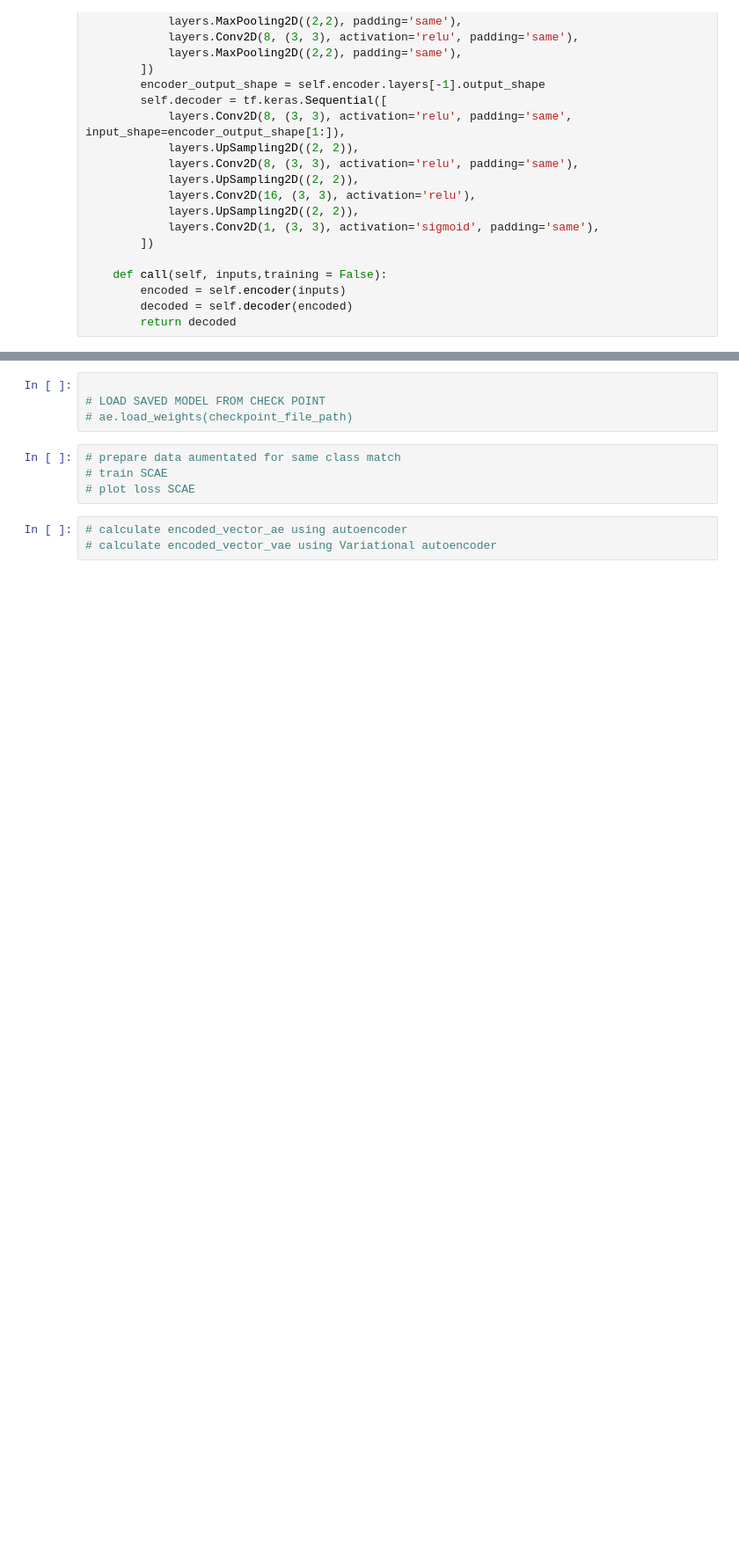
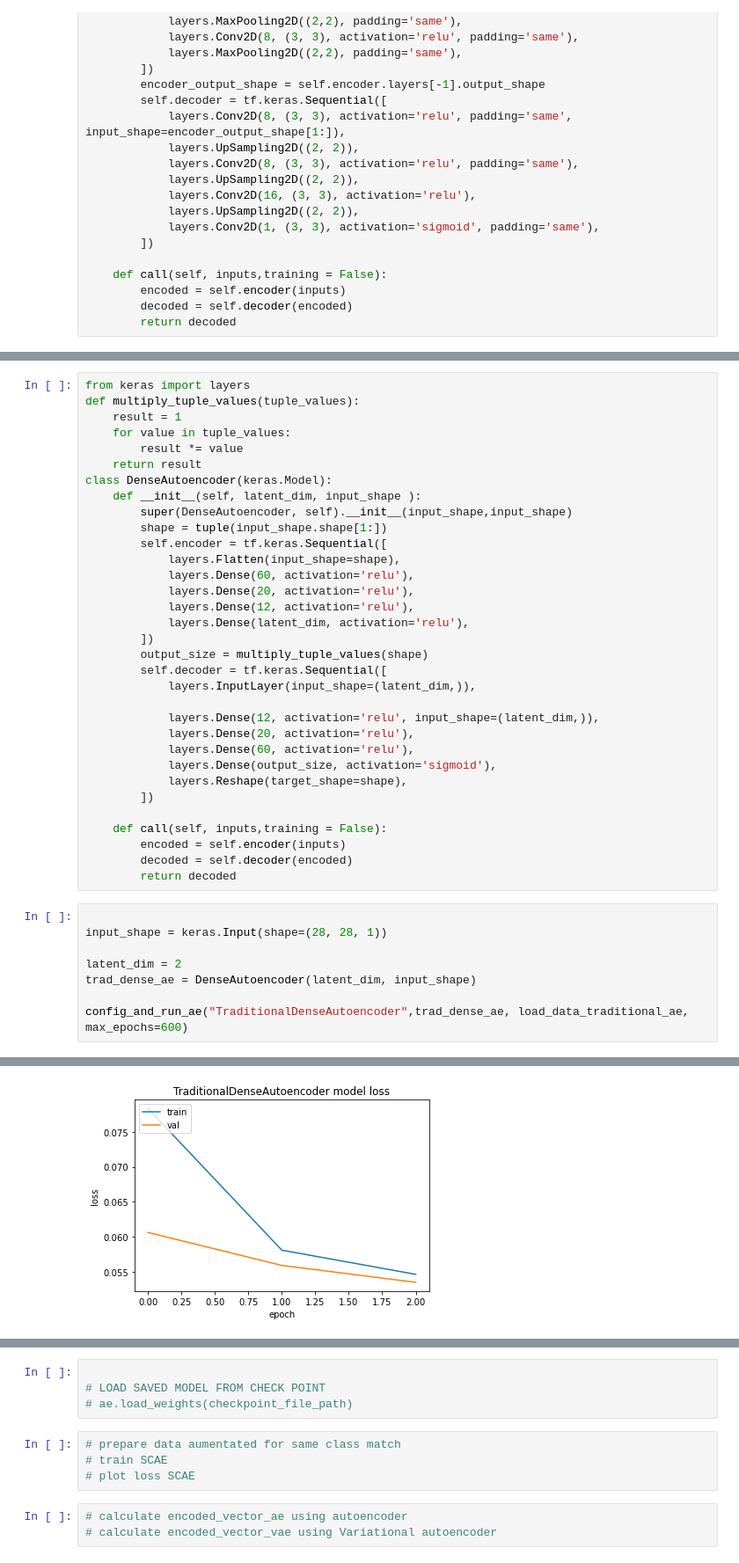
Before and after one commit to arthurlubambo-cct/sem2-ca1, a Jupyter notebook: mnist.ipynb, the cells around one changed output, grey strips where cells are left out. Shown at 88% size. Cells and saved outputs as stored; diff of their text form; blank space fills up the shorter version.

```diff
--- a/mnist.ipynb
+++ b/mnist.ipynb
@@ -245,0 +279,42 @@ Autosaving every 1 seconds
+# %%
+from keras import layers
+def multiply_tuple_values(tuple_values):
+    result = 1
+    for value in tuple_values:
+        result *= value
+    return result
+class DenseAutoencoder(keras.Model):
+    def __init__(self, latent_dim, input_shape ):
+        super(DenseAutoencoder, self).__init__(input_shape,input_shape)
+        shape = tuple(input_shape.shape[1:])
+        self.encoder = tf.keras.Sequential([
+            layers.Flatten(input_shape=shape),
+            layers.Dense(60, activation='relu'),
+            layers.Dense(20, activation='relu'),
+            layers.Dense(12, activation='relu'),
+            layers.Dense(latent_dim, activation='relu'),
+        ])
+        output_size = multiply_tuple_values(shape)
+        self.decoder = tf.keras.Sequential([
+            layers.InputLayer(input_shape=(latent_dim,)),
+
+            layers.Dense(12, activation='relu', input_shape=(latent_dim,)),
+            layers.Dense(20, activation='relu'),
+            layers.Dense(60, activation='relu'),
+            layers.Dense(output_size, activation='sigmoid'),
+            layers.Reshape(target_shape=shape),
+        ])
+
+    def call(self, inputs,training = False):
+        encoded = self.encoder(inputs)
+        decoded = self.decoder(encoded)
+        return decoded
+# %%
+
+input_shape = keras.Input(shape=(28, 28, 1))
+
+latent_dim = 2
+trad_dense_ae = DenseAutoencoder(latent_dim, input_shape)
+
+config_and_run_ae("TraditionalDenseAutoencoder",trad_dense_ae, load_data_traditional_ae, max_epochs=600)
+# %% [output]
@@ -245,0 +327 @@ Autosaving every 1 seconds
+[figure, added]
```
Also changed, not shown: parts of 16 cells of this notebook, 9 other files.
